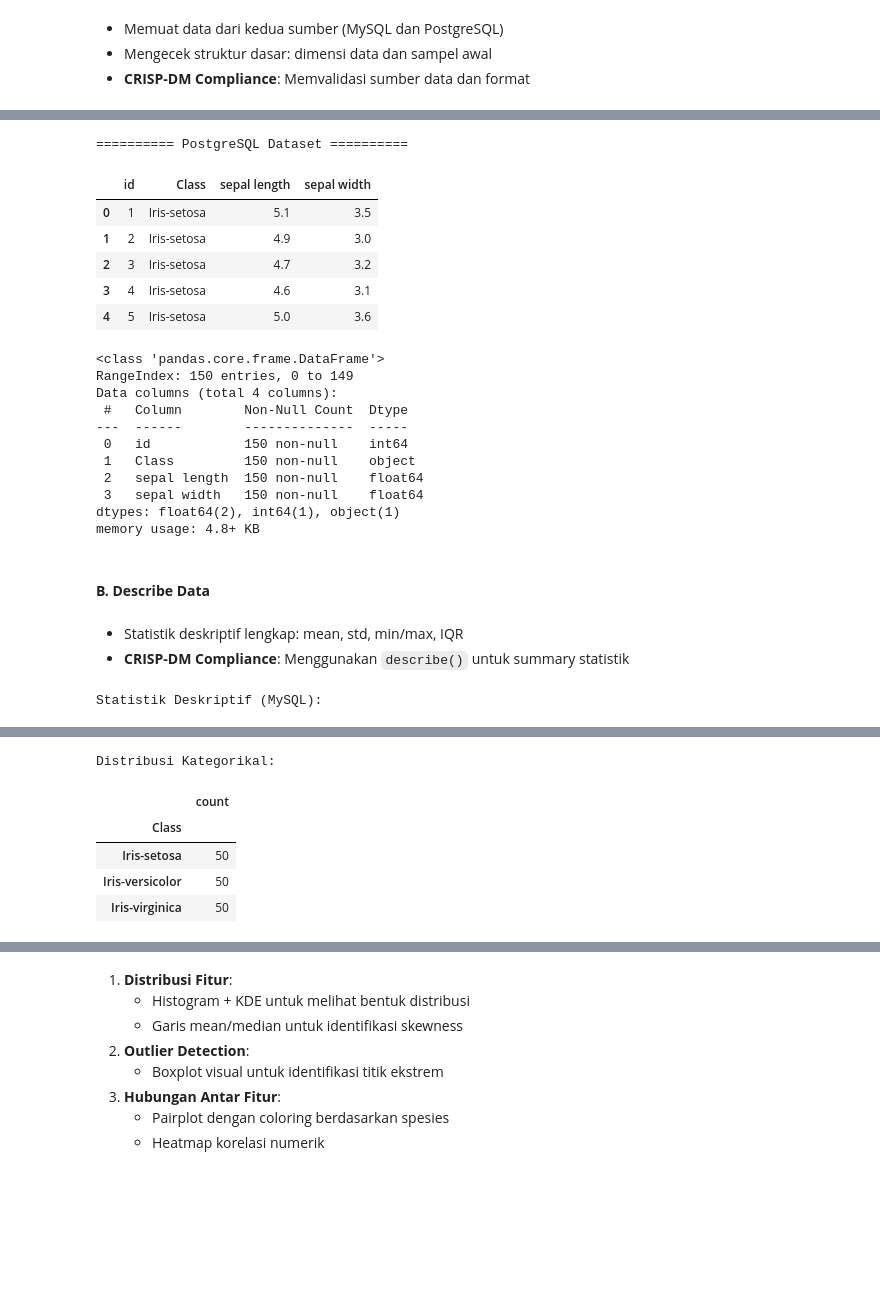
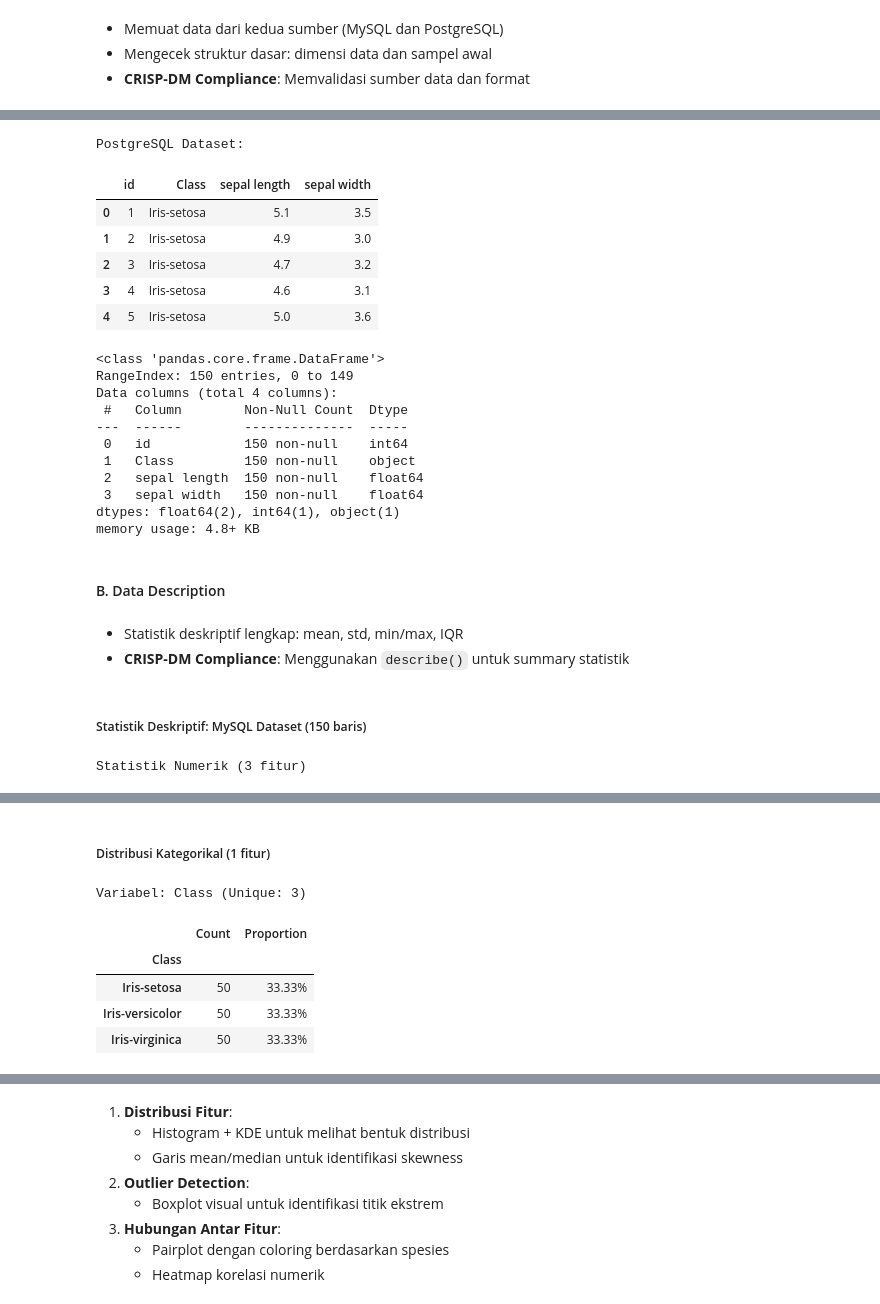
Before and after one commit to rhindottire/Data-Mining, a Jupyter notebook: pendata/Tugas8.ipynb, the cells around one changed output, grey strips where cells are left out. Drawn from its saved outputs; the diff is of its cells as text; code cells hidden in the pictures; blank space fills up the shorter version.

Commit message:
Little bit refactoring for Data Understanding

```diff
--- a/pendata/Tugas8.ipynb
+++ b/pendata/Tugas8.ipynb
@@ -231,11 +231,11 @@ Data columns (total 4 columns):
 dtypes: float64(2), int64(1), object(1)
 memory usage: 4.8+ KB
 # %%
-print("========== PostgreSQL Dataset ==========")
+print("PostgreSQL Dataset:")
 display(df_postgre.head())
 df_postgre.info()
 # %% [output]
-========== PostgreSQL Dataset ==========
+PostgreSQL Dataset:
 |  | id | Class | sepal length | sepal width |
 | 0 | 1 | Iris-setosa | 5.1 | 3.5 |
 | 1 | 2 | Iris-setosa | 4.9 | 3.0 |
@@ -254,7 +254,7 @@ Data columns (total 4 columns):
 dtypes: float64(2), int64(1), object(1)
 memory usage: 4.8+ KB
 # %% [markdown]
-#### **B. Describe Data**
+#### B. Data Description
 # %% [markdown]
 - Statistik deskriptif lengkap: mean, std, min/max, IQR
 - **CRISP-DM Compliance**: Menggunakan `describe()` untuk summary statistik
@@ -277,15 +313,18 @@ def descriptive_analysis(df, name):
 # %%
-descriptive_analysis(df_mysql, "MySQL")
+descriptive_analysis(df_mysql, "MySQL Dataset")
 # %% [output]
+##### Statistik Deskriptif: MySQL Dataset (150 baris)
-Statistik Deskriptif (MySQL):
+Statistik Numerik (3 fitur)
 |  | count | mean | std | min | 25% | 50% | 75% | max | IQR | CV |
 | id | 150.000000 | 75.500000 | 43.445368 | 1.000000 | 38.250000 | 75.500000 | 112.750000 | 150.000000 | 74.500000 | 0.575435 |
 | petal length | 150.000000 | 3.758667 | 1.764420 | 1.000000 | 1.600000 | 4.350000 | 5.100000 | 6.900000 | 3.500000 | 0.469427 |
 | petal width | 150.000000 | 1.198667 | 0.763161 | 0.100000 | 0.300000 | 1.300000 | 1.800000 | 2.500000 | 1.500000 | 0.636675 |
+
+##### Distribusi Kategorikal (1 fitur)
-Distribusi Kategorikal:
+Variabel: Class (Unique: 3)
-|  | count |
-| Class |  |
-| Iris-setosa | 50 |
-| Iris-versicolor | 50 |
-| Iris-virginica | 50 |
+|  | Count | Proportion |
+| Class |  |  |
+| Iris-setosa | 50 | 33.33% |
+| Iris-versicolor | 50 | 33.33% |
+| Iris-virginica | 50 | 33.33% |
 # %%
```
Also changed, not shown: parts of 29 cells of this notebook, 5 other files.
